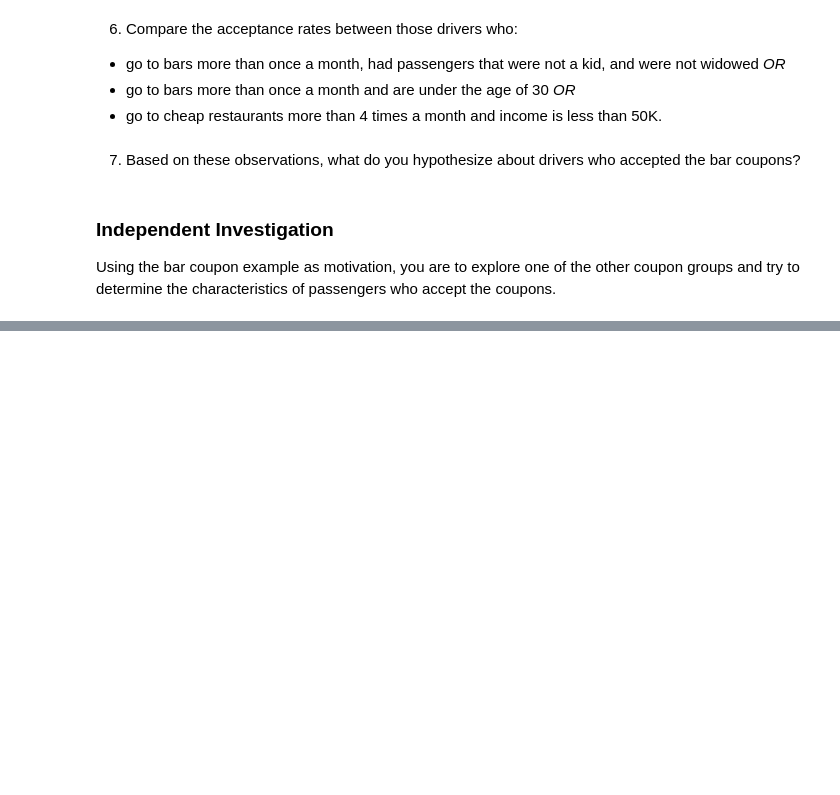
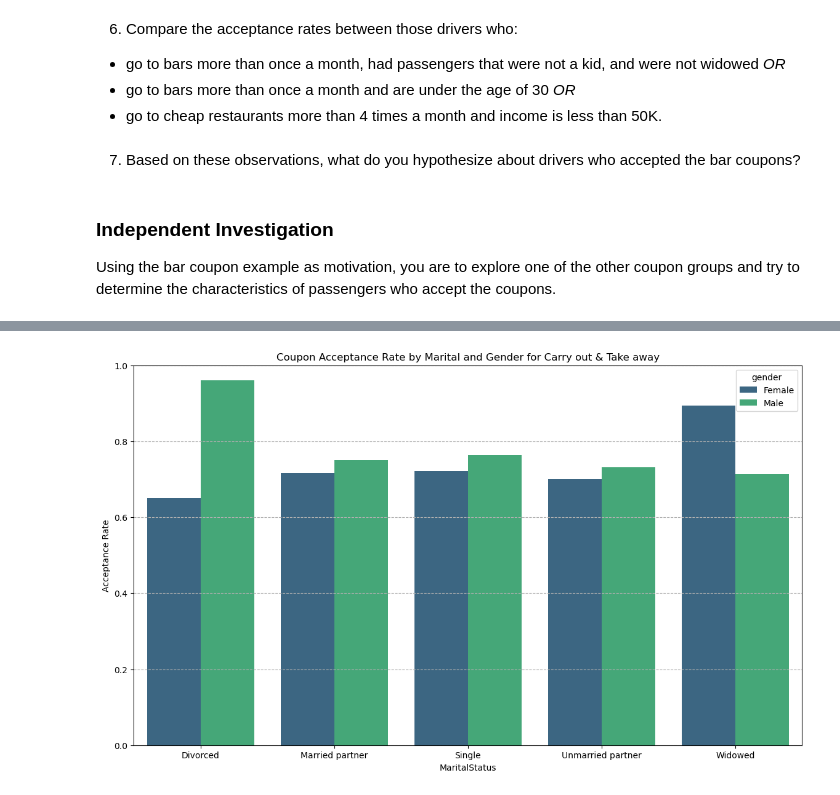
Before and after one commit to rooparb-cyber/MLPortfolio, a Jupyter notebook: Coupon Analysis/couponAnalysis.ipynb, the cells around one changed output, grey strips where cells are left out. Saved outputs shown, nothing was run; the diff lists cells and outputs as text; code cells hidden in the pictures; blank space fills up the shorter version.

```diff
--- a/Coupon Analysis/couponAnalysis.ipynb
+++ b/Coupon Analysis/couponAnalysis.ipynb
@@ -198,0 +246,17 @@ Using the bar coupon example as motivation, you are to explore one of the other
+# %%
+groupedByMaritalStatusAndGender = takeawayGroup.groupby(['gender','maritalStatus','Y']).size().unstack(fill_value=0)
+groupedByMaritalStatusAndGender['total'] = groupedByMaritalStatusAndGender[0] + groupedByMaritalStatusAndGender[1]
+groupedByMaritalStatusAndGender['acceptanceRate'] = groupedByMaritalStatusAndGender[1]/(groupedByMaritalStatusAndGender[0] + groupedByMaritalStatusAndGender[1])
+groupedByMaritalStatusAndGender = groupedByMaritalStatusAndGender.reset_index()
+
+
+plt.figure(figsize=(14, 8))
+sns.barplot(data=groupedByMaritalStatusAndGender, x='maritalStatus', y='acceptanceRate', hue='gender', palette='viridis')
+plt.title('Coupon Acceptance Rate by Marital and Gender for Carry out & Take away')
+plt.xlabel('MaritalStatus')
+plt.ylabel('Acceptance Rate')
+plt.ylim(0, 1)
+plt.grid(axis='y', linestyle='--')
+plt.show()
+# %% [output]
+[figure, added]
```
Also changed, not shown: parts of 4 cells of this notebook, 1 other file.
